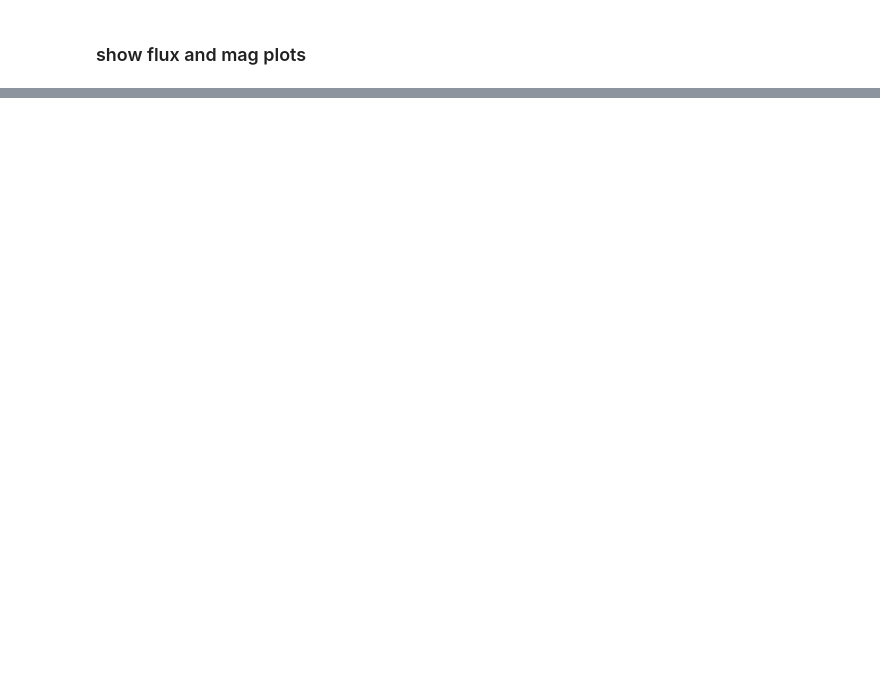
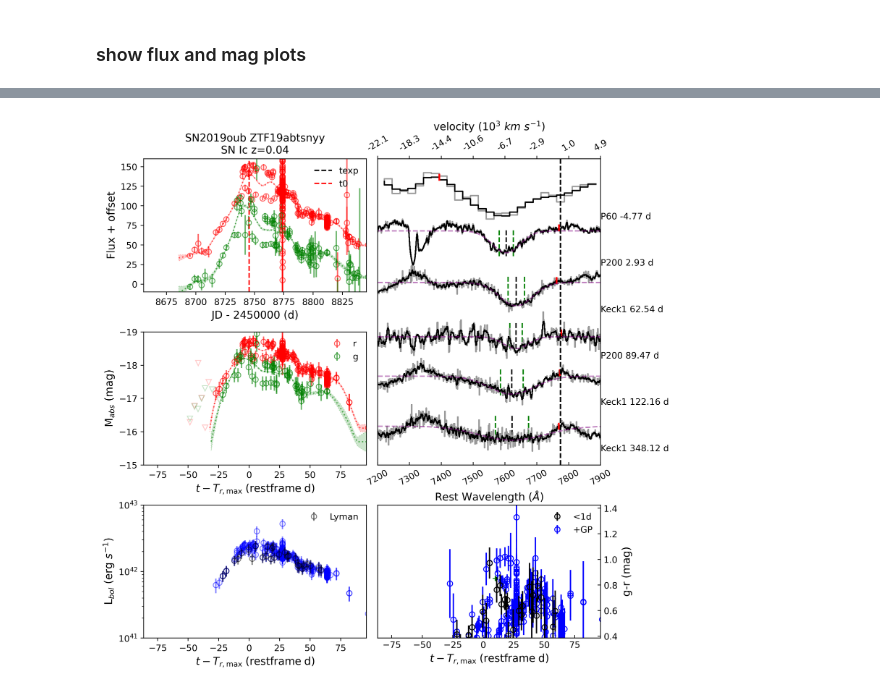
Before and after one commit to saberyoung/HAFFET, a Jupyter notebook: notebook/demo5.ipynb, the cells around one changed output, grey strips where cells are left out. Saved outputs shown, nothing was run; the diff lists cells and outputs as text; code cells hidden in the pictures; blank space fills up the shorter version.

```diff
--- a/notebook/demo5.ipynb
+++ b/notebook/demo5.ipynb
@@ -374,9 +23,0 @@ a.add_lumdist(83.494, lumdist_err=None)
-# %%
-for _ in ztfp.lc.index:
-    jd, mag, mag_err, limmag, band = ztfp.lc['jdobs'][_], ztfp.lc['mag'][_], ztfp.lc['emag'][_], ztfp.lc['limmag'][_], ztfp.lc['filter'][_]
-    if mag == 99:
-        continue
-        #a.add_photometry_point(jd - 2400000.5, 'P48', 'P48', band, limmag, None, 'AB')
-    else:
-        a.add_photometry_point(jd - 2400000.5, 'P48', 'P48', band, mag, mag_err, 'AB')
-a.dump_json('tmp.json')
@@ -392,0 +24,70 @@ ztfp.plot()
+# %%
+# initialize class
+ztfm.parse_params(force=True)
+par = dict()
+if ztfid in ztfm.params: par = ztfm.params[ztfid]
+
+ztfp = ztfsingle(ztfid=ztfid, iauid=ztfm.meta['IAUID'][ztfid],
+                 z=ztfm.meta['redshift'][ztfid],
+                 dm=ztfm.meta['dm'][ztfid],
+                 mkwebv=ztfm.meta['ebv'][ztfid],
+                 sntype=ztfm.meta['type'][ztfid], **par)
+
+# get forced lightcurves
+sigma = 5
+df = pd.read_csv('/Users/yash0613/Desktop/%s_fnu.csv'%ztfid,sep=',')
+df.rename(columns={'jd':'jdobs',
+                   'fnu_microJy':'Fpsf',
+                   'fnu_microJy_unc':'Fpsf_unc',
+                   'zpdiff':'zp',
+                   'sys_unc_factor': 'ezp',
+                   'passband': 'filter'}, inplace=True)
+
+mags, sigmamags, limmags, filters, frat, efrat = [], [], [], [], [], []
+for _ in df.index:
+    flux, fluxerr, filtro, zpdiff = df['Fpsf'][_], df['Fpsf_unc'][_], \
+                                    df['filter'][_], df['zp'][_]
+    snr = flux / fluxerr
+    zpdiff = 23.9
+    F0 = 10**(zpdiff/2.5)
+    Fratio = flux / F0
+    eFratio = fluxerr / F0
+    if flux > 0 and snr > sigma:
+        magpsf = -2.5*np.log10(flux) + zpdiff
+        sigmamagpsf = abs(-2.5/np.log(10) * fluxerr / flux)
+    else:
+        magpsf = 99
+        sigmamagpsf = 99
+    limmag = -2.5*np.log10(sigma*fluxerr) + zpdiff
+    mags.append(magpsf)
+    sigmamags.append(sigmamagpsf)
+    limmags.append(limmag)
+    filters.append(filtro.replace('ZTF_',''))
+    frat.append(Fratio)
+    efrat.append(eFratio)
+df['mag'] = mags
+df['emag'] = sigmamags
+df['limmag'] = limmags
+df['filter'] = filters
+df['Fratio'] = frat
+df['Fratio_unc'] = efrat
+ztfp.lc = df
+
+ztfp.add_flux()
+ztfp.init_fig()
+ztfp.on_sntype() # check sn type
+ztfp.run_gp()     # Gaussian process
+ztfp.set_t0_withgp()
+ztfp.set_texp_midway() # try to set texp
+ztfp.run_fit()   # sn-like analytic functions
+ztfp.explosion_pl()  # power law for first light
+ztfp.calc_colors()  # g-r colour epochs
+ztfp.est_host_c10()   # use g-r compared to tpl for host ebv
+ztfp.lyman_bol()  # calculate luminosity from g,r with Lyman bol correction
+ztfp.arnett_fit() # fit lums around peak to arnett model
+ztfp.tail_fit()   # fit lums at tail to gamma leakage model
+ztfp.get_local_spectra()  # obtain local spectra
+ztfp.meas_specline()  # measure specific lines, fit photos v to break arnett degenaracy
+ztfp.plot()   # plot everything
+# %% [output]
+[figure, added]
```
Also changed, not shown: parts of 55 cells of this notebook, 34 other files.
